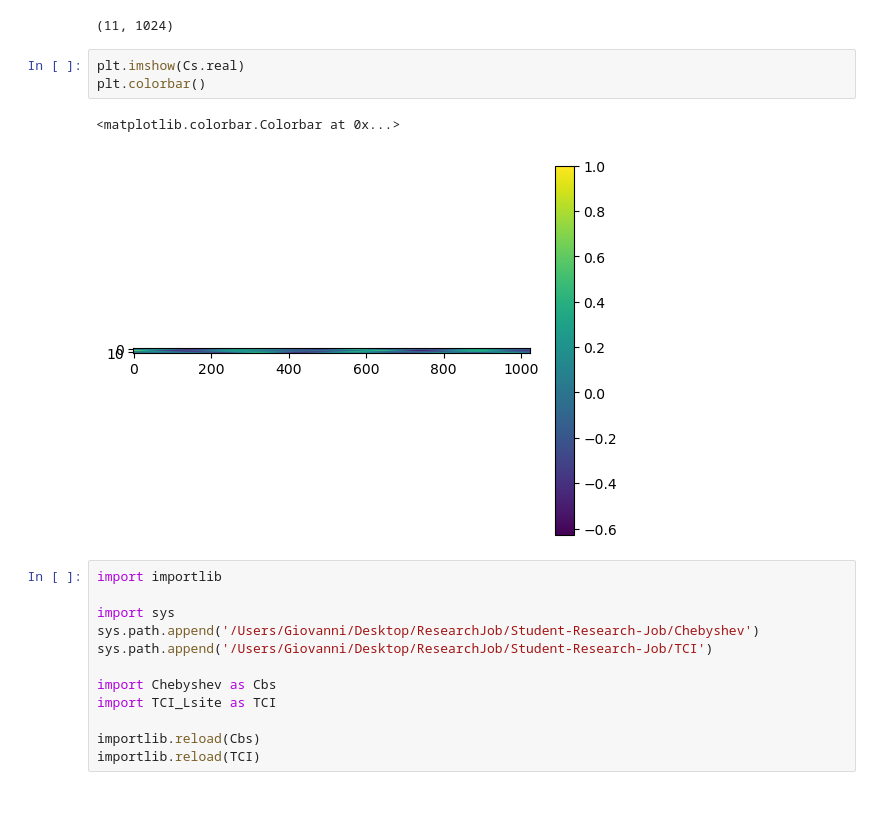
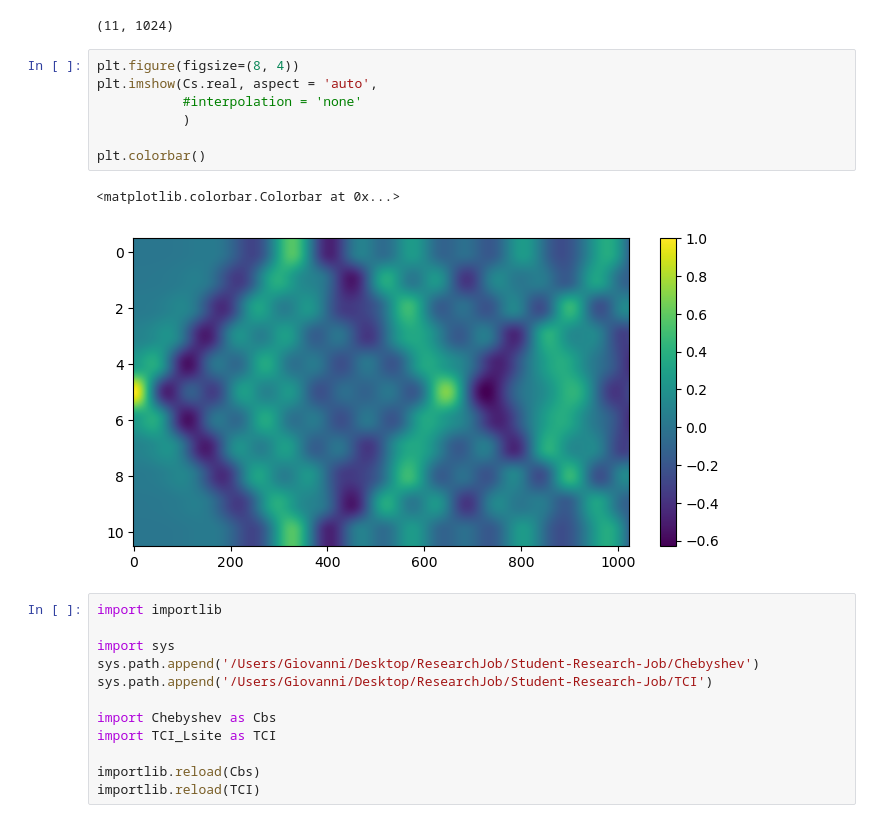
Before and after one commit to gconcheri/Student-Research-Job, a Jupyter notebook: Correlation_function/Correlation_function_Lsites.ipynb, the cells around one changed output. Cells and saved outputs as stored; diff of their text form.

Commit message:
adding plots

```diff
--- a/Correlation_function/Correlation_function_Lsites.ipynb
+++ b/Correlation_function/Correlation_function_Lsites.ipynb
@@ -104,11 +104,15 @@ print(Cs.shape)
 # %% [output]
 (11, 1024)
 # %%
-plt.imshow(Cs.real)
+plt.figure(figsize=(8, 4))
+plt.imshow(Cs.real, aspect = 'auto',
+           #interpolation = 'none'
+           )
+
 plt.colorbar()
 # %% [output]
 <matplotlib.colorbar.Colorbar at 0x...>
-[figure, old version]
+[figure, new version]
 # %%
 import importlib
 
```
Also changed, not shown: parts of 10 cells of this notebook, 19 other files.
